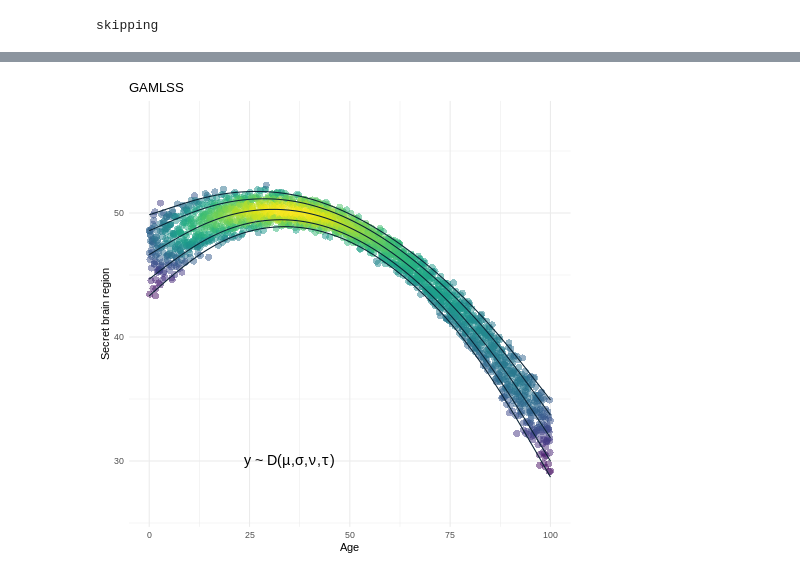
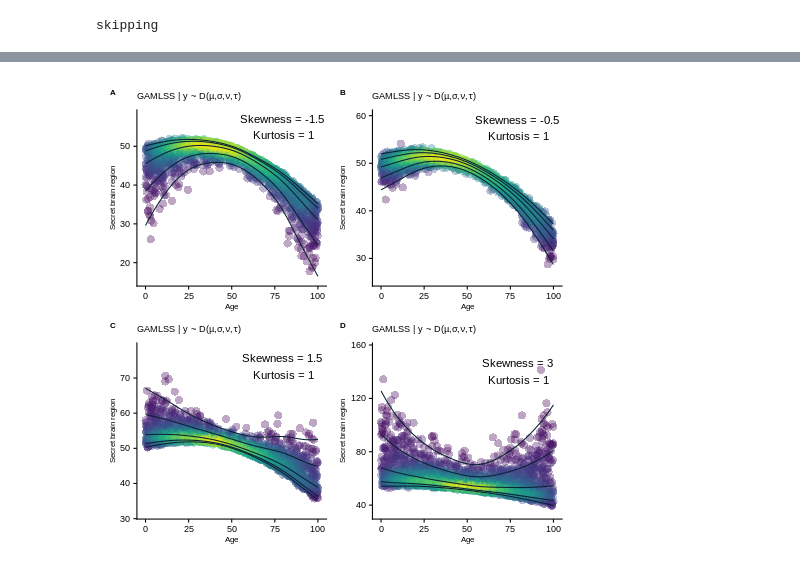
Before and after one commit to xqyn/gamlss, a Jupyter notebook: repli_GAMLSS.ipynb, the cells around one changed output, grey strips where cells are left out. Saved outputs shown, nothing was run; the diff lists cells and outputs as text; code cells hidden in the pictures.

Commit message:
stupid function

```diff
--- a/repli_GAMLSS.ipynb
+++ b/repli_GAMLSS.ipynb
@@ -458,23 +345,14 @@ ggplot(df_te) +
-# %%
-%%R
-options(repr.plot.width = 2, repr.plot.height = 40, repr.plot.res = 100)
-ggplot(df_te) +
-  geom_point(aes(x=x, y=y),
-             col = contour_cols[findInterval(dens, seq(0, max(dens), length.out = k))],
-             pch = 16,
-             size = 3) +
-  geom_line(data=predictions_quantiles_m_te_long,
-            aes(x=x, y=value, group=variable),
-            color='#082133') +
-  labs(title='GAMLSS',
-       # subtitle='Location, scale, and shape\nare modeled as functions of x',
-       x = 'Age',
-       y='Secret brain region')  +
-  annotate("text", x = 35, y = 30, size=5,
-           label = expression(paste(
-             'y ~ D(',mu,',',sigma,',',nu,',',tau,')',
-             )))+
-  ylim(c(min(y)*0.9,max(y)*1.1))+
-  theme_minimal()
-# %% [output]
-[figure, removed]
+# %%
+%%R
+# Look at skewness
+p1 <- xq_gamlss_stupid_func(2000,50,0.15,0.003,-1.5,1,100)
+p2 <- xq_gamlss_stupid_func(2000,50,0.15,0.003,-0.5,1,100)
+p3 <- xq_gamlss_stupid_func(2000,50,0.15,0.003,1.5,1,100)
+p4 <- xq_gamlss_stupid_func(2000,50,0.15,0.003,3,1,100)
+p_all <- p1 + p2 + p3 + p4 +
+  plot_annotation(tag_levels = 'A') &
+  theme_cowplot() &
+  theme(text=element_text(size=8),
+                  axis.text = element_text(size=9)); p_all
+# %% [output]
+[figure, added]
```
Also changed, not shown: parts of 11 cells of this notebook.
